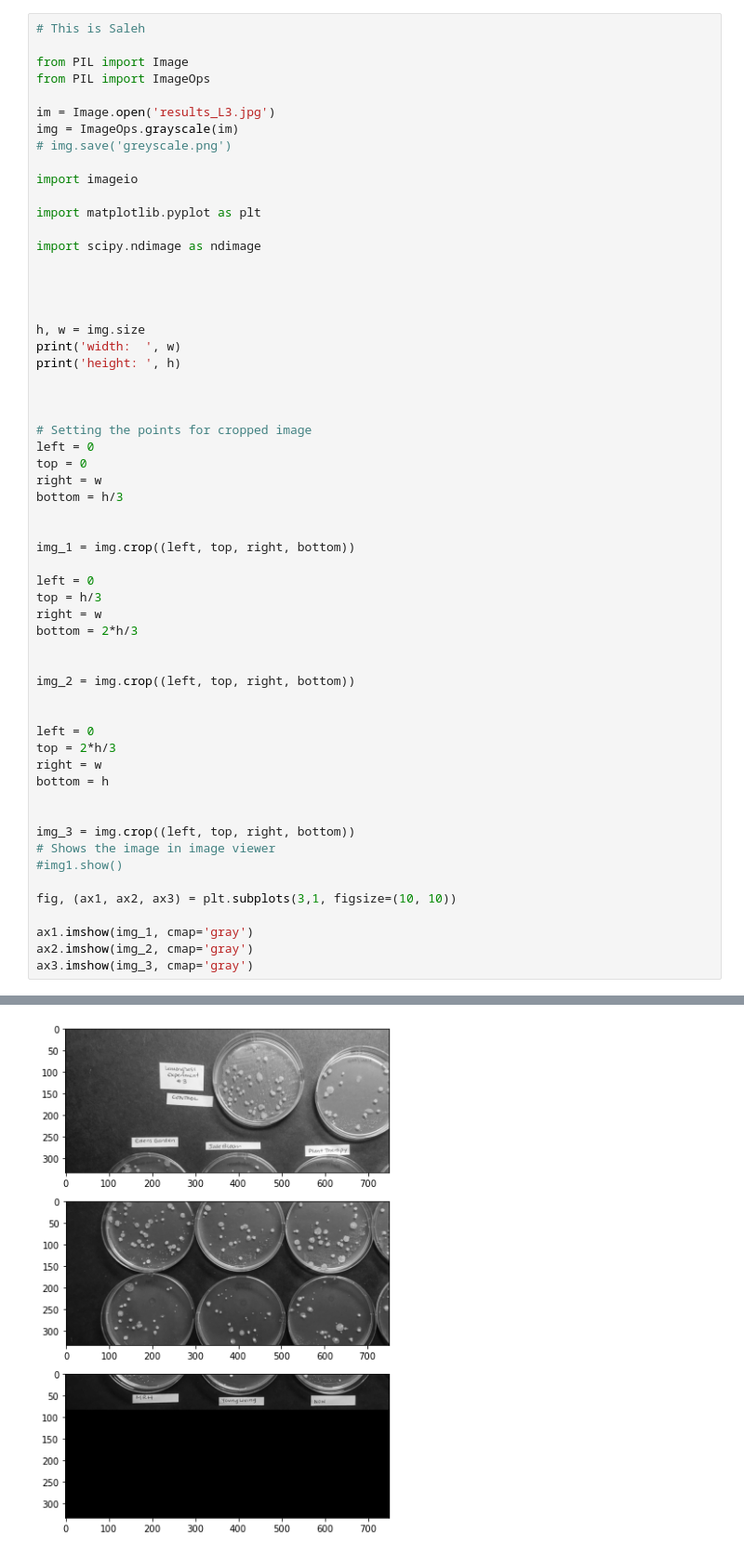
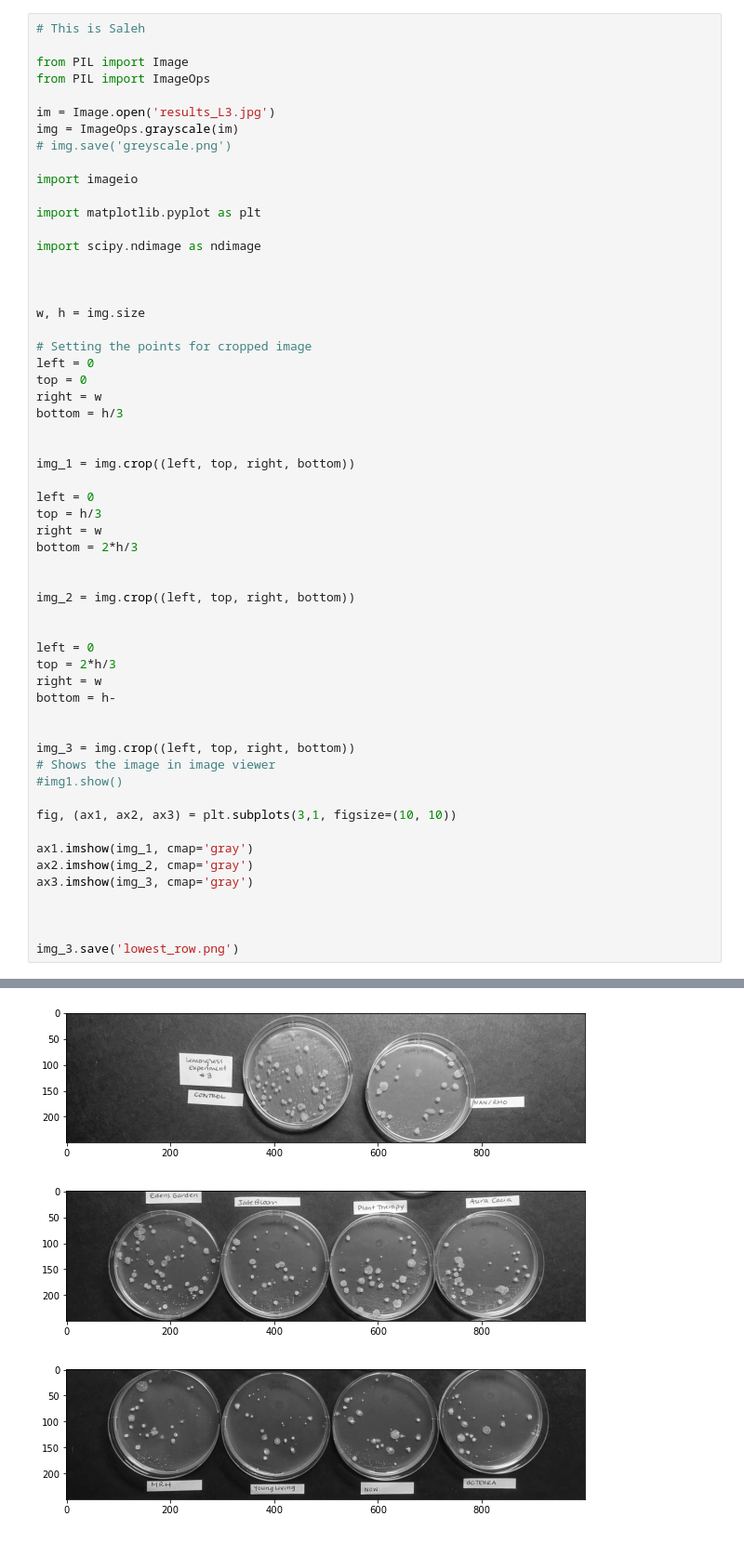
Before and after one commit to T-Wisse/Casimir-programming, a Jupyter notebook: current_S.ipynb, the cells around one changed output, grey strips where cells are left out. Shown at 93% size. Drawn from its saved outputs; the diff is of its cells as text.

Commit message:
adding the lowest row

```diff
--- a/current_S.ipynb
+++ b/current_S.ipynb
@@ -16,12 +16,7 @@ import scipy.ndimage as ndimage
 
 
 
-
-h, w = img.size
-print('width:  ', w)
-print('height: ', h)
-
-
+w, h = img.size
 
 # Setting the points for cropped image
 left = 0
@@ -44,7 +39,7 @@ img_2 = img.crop((left, top, right, bottom))
 left = 0
 top = 2*h/3
 right = w
-bottom = h
+bottom = h-
 
 
 img_3 = img.crop((left, top, right, bottom))
@@ -56,4 +51,8 @@ fig, (ax1, ax2, ax3) = plt.subplots(3,1, figsize=(10, 10))
 ax1.imshow(img_1, cmap='gray')
 ax2.imshow(img_2, cmap='gray')
 ax3.imshow(img_3, cmap='gray')
+
+
+
+img_3.save('lowest_row.png')
 # %% [output]
@@ -63 +59 @@ height:  1000
-[figure, old version]
+[figure, new version]
```
Also changed, not shown: parts of 3 cells of this notebook, 1 other file.
